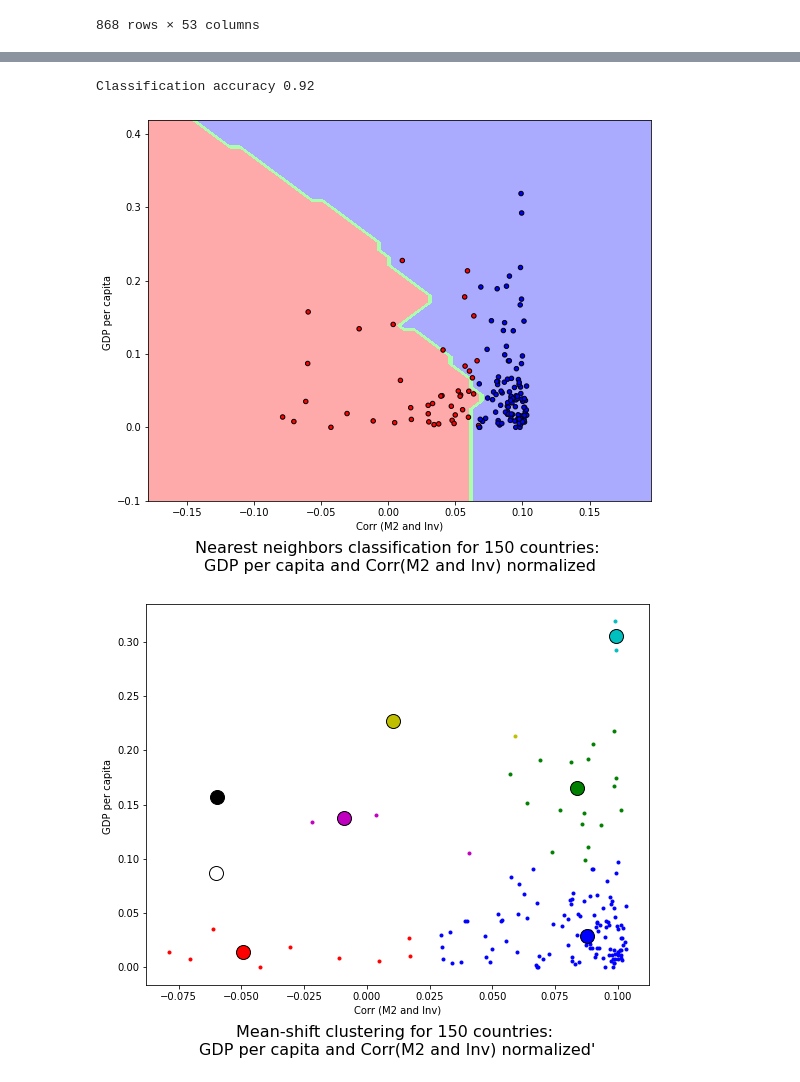
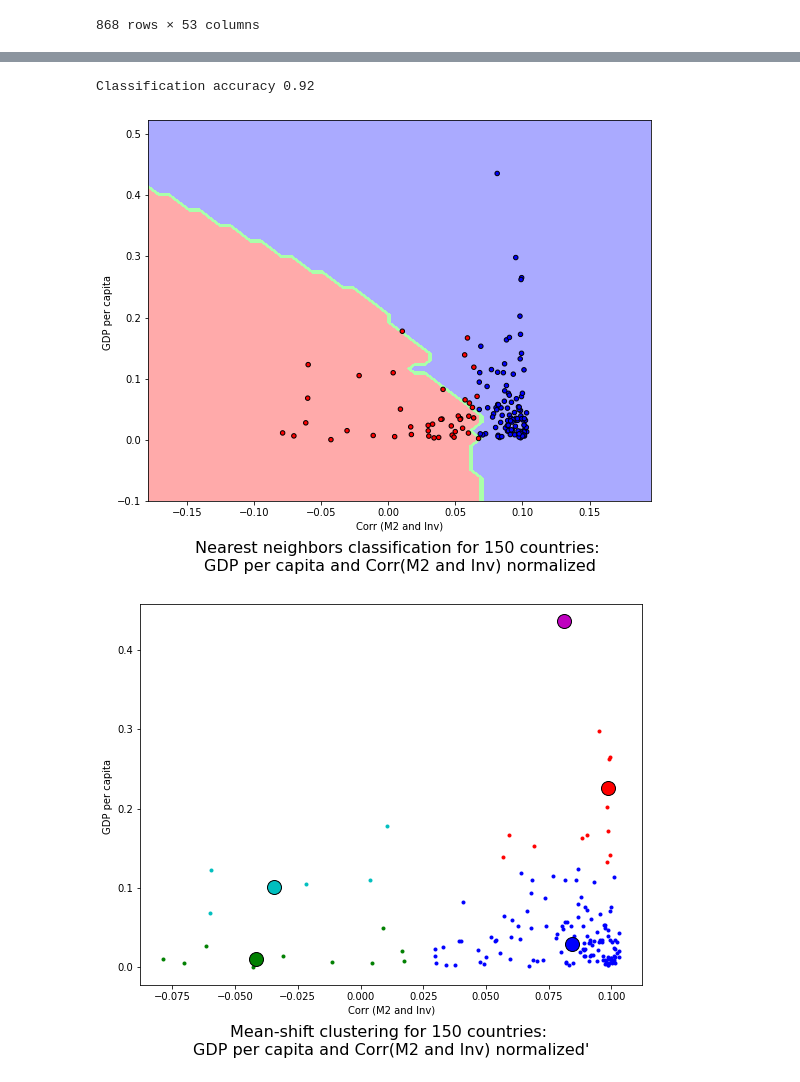
Before and after one commit to Polinden/InvestM3World, a Jupyter notebook: Polyna.ipynb, the cells around one changed output, grey strips where cells are left out. Cells and saved outputs as stored; diff of their text form; code cells hidden in the pictures.

```diff
--- a/Polyna.ipynb
+++ b/Polyna.ipynb
@@ -91,7 +91,7 @@ df  #print cleaned and preprocessed table
 #calc Pearson corr for M2 and Investment
 #score 1 for Pearson corr>threshold, otherwise 0
 
-df2 = pn.DataFrame(columns=['Name','Code','K','GDPpercap2019', 'GOOD'])
+df2 = pn.DataFrame(columns=['Name','Code','Corr','GDPpercap', 'GOOD'])
 for name in l:
     #settings
     i1=df[df['Country Code']==name].index[0]   #M2
@@ -106,14 +106,14 @@ for name in l:
     z=z.loc[first:]                            #drop heading zero columns
     zz=z.corr()
     if zz.iloc[0,1]>thresh:
-        df2.loc[len(df2)] = [(df.iloc[i1,0]),name,zz.iloc[0,1],df.iloc[i3,-1], 1]
+        df2.loc[len(df2)] = [(df.iloc[i1,0]),name,zz.iloc[0,1],df.iloc[i3,3:].max(), 1]
     else:
         if pn.notna(zz.iloc[0,1]):
            df2.loc[len(df2)] = [(df.iloc[i1,0]),name,zz.iloc[0,1],df.iloc[i3,-1], 0]
 gb=len(df2.loc[df2['GOOD']==1])/len(df2)
 print(f'\nGood to Bad Correlation Countries Rate {gb:0.2f}')
 print(f'Top {top} Good Countries')
-df2.set_index('Code').sort_values(['K'])[-top:]
+df2.set_index('Code').sort_values(['Corr'])[-top:]
 # %% [output]
 Good to Bad Correlation Countries Rate 0.71
 Top 40 Good Countries
@@ -253,7 +252,7 @@ from sklearn.model_selection import StratifiedShuffleSplit
 from sklearn.preprocessing import normalize
 neigh = KNeighborsClassifier(n_neighbors=3)
 sss = StratifiedShuffleSplit(n_splits=1, test_size=0.6, random_state=0)
-X=normalize(df2.loc[:,['K','GDPpercap2019']].to_numpy(), axis=0)
+X=normalize(df2.loc[:,['Corr','GDPpercap']].to_numpy(), axis=0)
 y=df2.loc[:,['GOOD']].to_numpy().astype('int').ravel()
 sss.get_n_splits(X, y)
 # %%
@@ -286,14 +285,14 @@ ce=1-sum(neigh.predict(X_test)-y_test)/y_test.shape[0]
 print(f'Classification accuracy {ce:0.2f}')
 # %% [output]
 Classification accuracy 0.92
-[figure, old version]
+[figure, new version]
 # %%
 from sklearn.cluster import KMeans
 from sklearn.cluster import MeanShift, estimate_bandwidth
 from itertools import cycle
 
 plt.figure(figsize=(9, 7))
-bandwidth = estimate_bandwidth(X, quantile=0.2, n_samples=500)
+bandwidth = estimate_bandwidth(X, quantile=0.35, n_samples=len(X))
 
 ms = MeanShift(bandwidth=bandwidth, bin_seeding=True)
 ms.fit(X)
@@ -305,33 +304,36 @@ n_clusters_ = len(labels_unique)
 plt.subplot(111)
 cdict={'b': 'blue','g': 'green','r': 'red','c': 'cyan','m': 'magenta','y': 'yellow','k': 'black','w': 'white'}
 cmask=list(cdict.keys())
 colors = cycle(cmask)
 for k, col in zip(range(n_clusters_), colors):
     my_members = labels == k
     cluster_center = cluster_centers[k]
     plt.plot(X[my_members, 0], X[my_members, 1], col + ".")
     plt.plot(
         cluster_center[0],
         cluster_center[1],
         "o",
         markerfacecolor=col,
         markeredgecolor="k",
         markersize=14,
     )
 plt.xlabel('Corr (M2 and Inv)')
 plt.ylabel('GDP per capita ')
 plt.title(f"Mean-shift clustering for {len(df2)} countries: \nGDP per capita and Corr(M2 and Inv) normalized'", fontsize=16, y=-0.2)
 
 #count clusters
 from collections import Counter
 cntt=Counter(labels)
 res=np.c_[X,labels]
 cnt={k: v for k, v in sorted(cntt.items(), key=lambda item: item[1])}
 mm=list(cnt.keys())[-1]                                                 #biggest claster name
 mc=cntt[mm]                                                             #biggest claster size
-df3 = pn.DataFrame(columns=['Name','Code','K','GDPpercap2019', 'GOOD']) #biggest claster content table
+df3 = pn.DataFrame(columns=['Name','Code','Corr','GDPpercap', 'GOOD']) #biggest claster content table
 for i,v in enumerate(res):
     if abs(v[2]-mm)<0.00001: df3.loc[len(df3)]=df2.iloc[i,:]
+df4 = pn.DataFrame(columns=['Name','Code','Corr','GDPpercap', 'GOOD'])
+for i,v in enumerate(res):
+    if abs(v[2]-3)<0.00001: df4.loc[len(df4)]=df2.iloc[i,:]
 # %% [output]
-[figure, old version]
+[figure, new version]
 # %%
```
Also changed, not shown: parts of 7 cells of this notebook.
